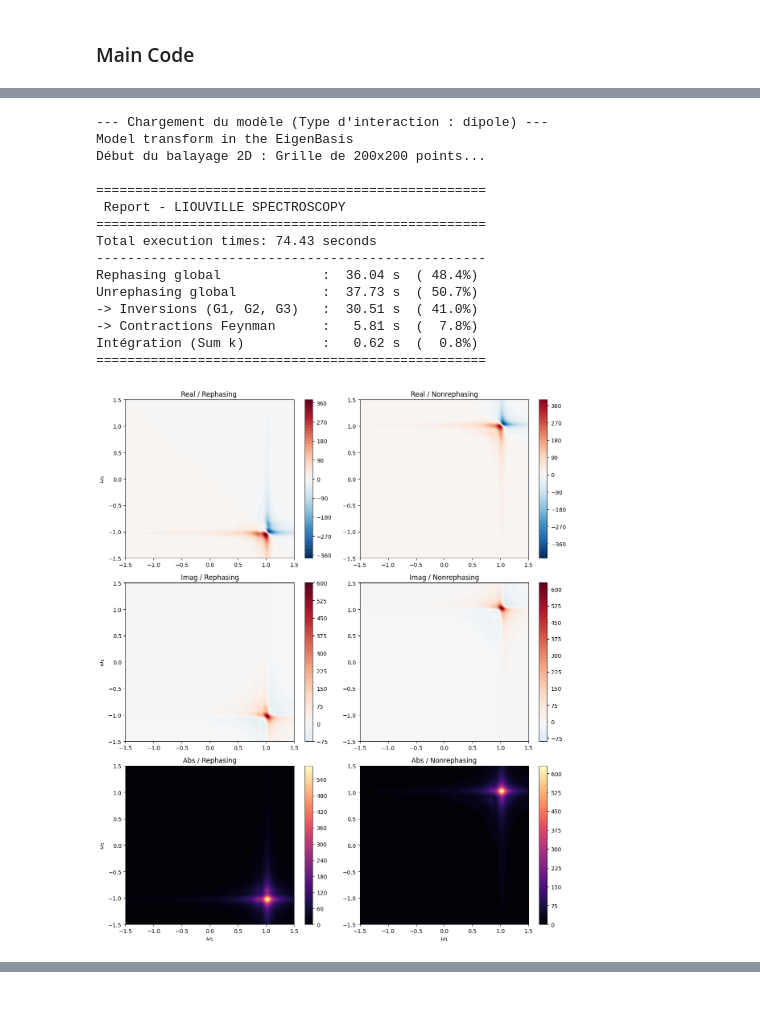
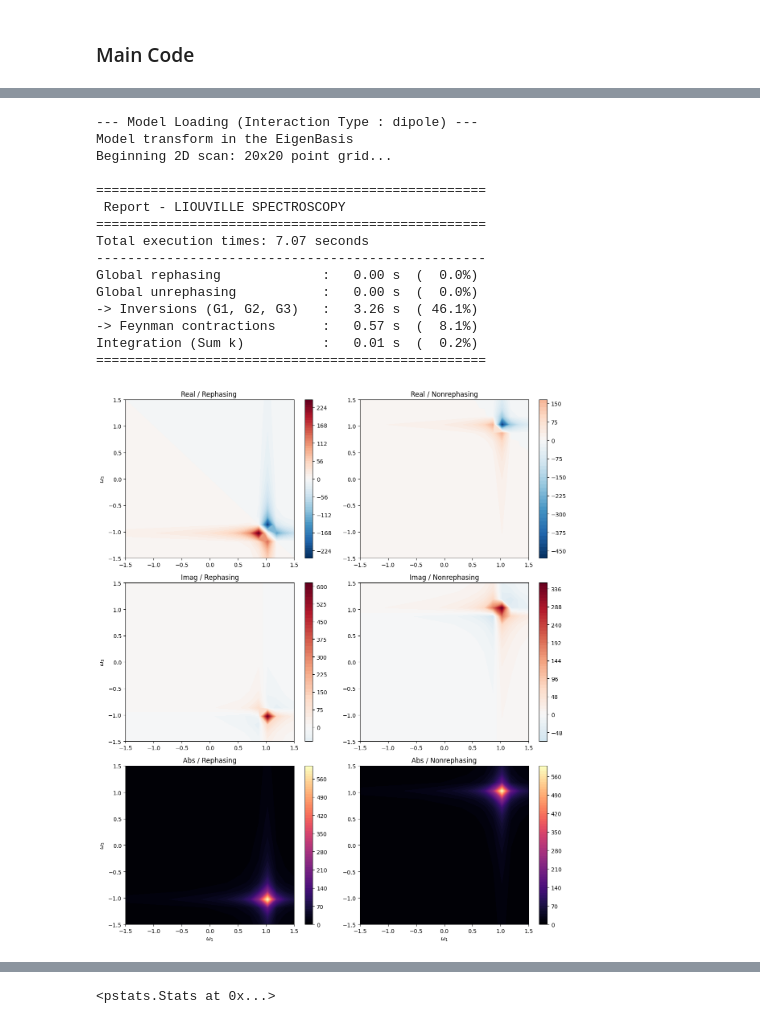
Before and after one commit to SilvaScience/QuDPy, a Jupyter notebook: examples/SOC_model_Liouville.ipynb, the cells around one changed output, grey strips where cells are left out. Cells and saved outputs as stored; diff of their text form; code cells hidden in the pictures.

```diff
--- a/examples/SOC_model_Liouville.ipynb
+++ b/examples/SOC_model_Liouville.ipynb
@@ -387,37 +258,24 @@ params_cugeo3 = {
 }
 
 
-
-
-
-
-
-
-TOTAL_KPOINTS = 2
+TOTAL_KPOINTS = 20
 k_array = np.linspace(-np.pi, np.pi, TOTAL_KPOINTS)
 dk = k_array[1] - k_array[0]
 
 
-w_list = np.linspace(-1.5, 1.5, 200)
+w_list = np.linspace(-1.5, 1.5, 20)
 
 tau2_test = 3.0  # Updated according to your file
 
 H_raw,J_raw, mu_opt= build_cugeo3_hamiltonian(k_array, params_cugeo3)
-
-
-
-from tabulate import tabulate
-
-#print(tabulate(H_raw[0], tablefmt="fancy_grid"))
-
-#print(tabulate(J_raw[0], tablefmt="fancy_grid"))
-#print(mu_opt.shape)
-#print(tabulate(mu_opt, tablefmt="fancy_grid"))
 # %% [markdown]
 ### Main Code
 # %%
 
-"""
+profiler = cProfile.Profile()
+profiler.enable()
+
+
 system = LiouvilleSpectroscopySolver(params_cugeo3)
 
 start = time.time()
@@ -433,5 +291,13 @@ spectres = system.generate_2D_spectra(w_list, tau2=3, k_array=k_array)
 S3_pure_rephasing= spectres["rephasing"]
 S3_pure_unrephasing = spectres["unrephasing"]
 
-"""
+
+Spec = SpectroscopyPlotter(w_list)
+
+
+Spec.plot_spectrum(S3_pure_rephasing,S3_pure_unrephasing)
+
+profiler.disable()
+stats = pstats.Stats(profiler).sort_stats('cumulative')
+stats.print_stats(20) # Affiche les 20 fonctions les plus lentes
 # %% [output]
@@ -446,36 +338,42 @@ S3_pure_unrephasing = spectres["unrephasing"]
 # %%
+
+
 system = LiouvilleSpectroscopySolver(params_cugeo3)
 start = time.time()
 system.feed_model(H_raw, mu_opt,interaction_type="dipole")
 
 
 c_ops = build_minimal_lindblad_ops(params_cugeo3)
 system.set_dissipation(c_ops)
 
 
 spectres = system.generate_2D_spectra(w_list, tau2=3, k_array=k_array)
 
 S3_pure_rephasing= spectres["rephasing"]
 S3_pure_unrephasing = spectres["unrephasing"]
 
 Spec = SpectroscopyPlotter(w_list)
 
 
 Spec.plot_spectrum(S3_pure_rephasing,S3_pure_unrephasing)
+
+profiler.disable()
+stats = pstats.Stats(profiler).sort_stats('cumulative')
+stats.print_stats(20) # Affiche les 20 fonctions les plus lentes
 # %% [output]
---- Chargement du modèle (Type d'interaction : dipole) ---
+--- Model Loading (Interaction Type : dipole) ---
 Model transform in the EigenBasis
-Début du balayage 2D : Grille de 200x200 points...
+Beginning 2D scan: 20x20 point grid...
 
 ==================================================
  Report - LIOUVILLE SPECTROSCOPY
 ==================================================
-Total execution times: 74.43 seconds
+Total execution times: 7.07 seconds
 --------------------------------------------------
-Rephasing global             :  36.04 s  ( 48.4%)
-Unrephasing global           :  37.73 s  ( 50.7%)
--> Inversions (G1, G2, G3)   :  30.51 s  ( 41.0%)
--> Contractions Feynman      :   5.81 s  (  7.8%)
-Intégration (Sum k)          :   0.62 s  (  0.8%)
+Global rephasing             :   0.00 s  (  0.0%)
+Global unrephasing           :   0.00 s  (  0.0%)
+-> Inversions (G1, G2, G3)   :   3.26 s  ( 46.1%)
+-> Feynman contractions      :   0.57 s  (  8.1%)
+Integration (Sum k)          :   0.01 s  (  0.2%)
 ==================================================
-[figure, old version]
+[figure, new version]
@@ -481,0 +397 @@ Intégration (Sum k)          :   0.62 s  (  0.8%)
+<pstats.Stats at 0x...>
```
Also changed, not shown: parts of 5 cells of this notebook, 6 other files.
